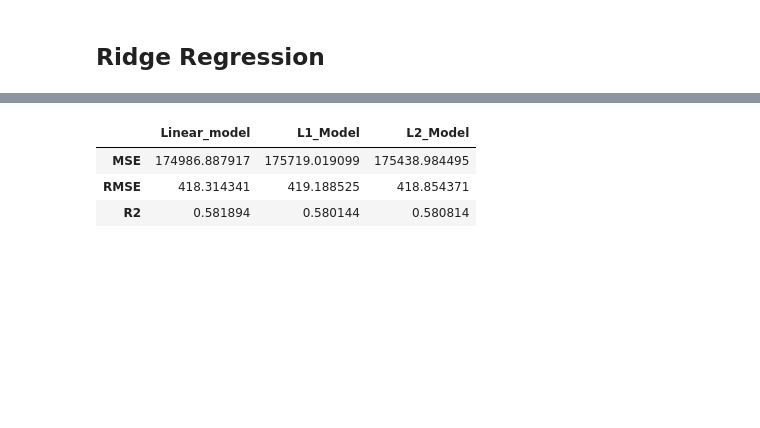
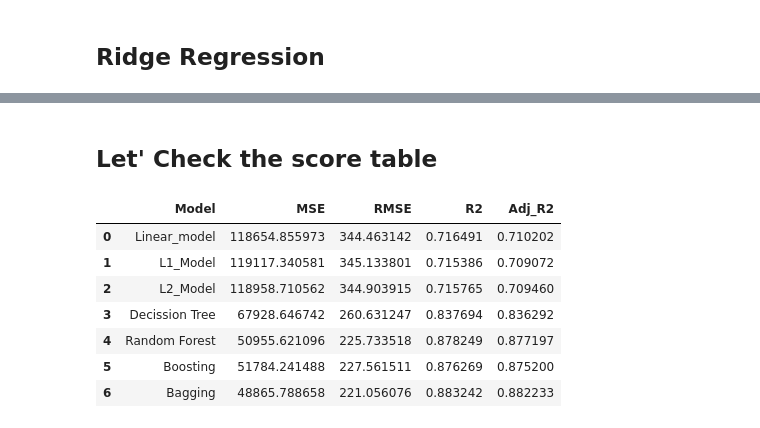
Before and after one commit to solankinitin1210/Capstone-Project-Bike-Sharing-Demand-Prediction, a Jupyter notebook: Bike_Sharing_Demand_Prediction_Capstone_Project.ipynb, the cells around one changed output, grey strips where cells are left out. Drawn from its saved outputs; the diff is of its cells as text; code cells hidden in the pictures; blank space fills up the shorter version.

```diff
--- a/Bike_Sharing_Demand_Prediction_Capstone_Project.ipynb
+++ b/Bike_Sharing_Demand_Prediction_Capstone_Project.ipynb
@@ -712,0 +705,5 @@ Score_Table['L2_Model']={'MSE':MSE,'RMSE':RMSE,'R2':R2}
+# %%
+# get the training and testing data set agin for non linear regressor model
+X_train, x_test, Y_train, y_test = train_test_split(independent_variable, target_variable, test_size = 0.2, random_state = 0)
+print(X_train.shape)
+print(x_test.shape)
@@ -712,0 +798,19 @@ Score_Table['L2_Model']={'MSE':MSE,'RMSE':RMSE,'R2':R2}
+# %%
+#setting the parameters of the lasso model
+param_grid = {'criterion':['mse'],'min_samples_leaf':[2,5],'max_depth':[15]}
+Gradient_boosting=GridSearchCV(GradientBoostingRegressor(),param_grid=param_grid)
+
+# Fit dataset to our model
+Gradient_boosting.fit(X_train,Y_train)
+
+# Get predected values of target varible for train data
+y_train_pred = Gradient_boosting.predict(X_train)
+
+# Get predected values of target varible for test data
+y_test_pred = Gradient_boosting.predict(x_test)
+
+#Get score for trained and test dataset
+MSE,RMSE,R2,Adj_R2=get_metrics(Y_train,y_train_pred,y_test,y_test_pred)
+
+#Append Data to score table
+Score_Table['Boosting']={'MSE':MSE,'RMSE':RMSE,'R2':R2,'Adj_R2':Adj_R2}
@@ -712,0 +839,19 @@ Score_Table['L2_Model']={'MSE':MSE,'RMSE':RMSE,'R2':R2}
+# %%
+#setting the parameters of the lasso model
+param_grid = {"n_estimators":[10,50],'max_samples' :[0.1,1.0]}
+Bagging = GridSearchCV(BaggingRegressor(),param_grid=param_grid,)
+
+# Fit dataset to our model
+Bagging.fit(X_train,Y_train)
+
+# Get predected values of target varible for train data
+y_train_pred = Bagging.predict(X_train)
+
+# Get predected values of target varible for test data
+y_test_pred = Bagging.predict(x_test)
+
+#Get score for trained and test dataset
+MSE,RMSE,R2,Adj_R2=get_metrics(Y_train,y_train_pred,y_test,y_test_pred)
+
+#Append Data to score table
+Score_Table['Bagging']={'MSE':MSE,'RMSE':RMSE,'R2':R2,'Adj_R2':Adj_R2}
@@ -713,8 +873,16 @@ Score_Table['L2_Model']={'MSE':MSE,'RMSE':RMSE,'R2':R2}
+# %% [markdown]
+## **Let' Check the score table**
 # %%
 x=pd.DataFrame(Score_Table)
+
+x=np.transpose(x).reset_index().rename(columns={'index':'Model'})
 x
 # %% [output]
-|  | Linear_model | L1_Model | L2_Model |
-| MSE | 174986.887917 | 175719.019099 | 175438.984495 |
-| RMSE | 418.314341 | 419.188525 | 418.854371 |
-| R2 | 0.581894 | 0.580144 | 0.580814 |
+|  | Model | MSE | RMSE | R2 | Adj_R2 |
+| 0 | Linear_model | 118654.855973 | 344.463142 | 0.716491 | 0.710202 |
+| 1 | L1_Model | 119117.340581 | 345.133801 | 0.715386 | 0.709072 |
+| 2 | L2_Model | 118958.710562 | 344.903915 | 0.715765 | 0.709460 |
+| 3 | Decission Tree | 67928.646742 | 260.631247 | 0.837694 | 0.836292 |
+| 4 | Random Forest | 50955.621096 | 225.733518 | 0.878249 | 0.877197 |
+| 5 | Boosting | 51784.241488 | 227.561511 | 0.876269 | 0.875200 |
+| 6 | Bagging | 48865.788658 | 221.056076 | 0.883242 | 0.882233 |
```
Also changed, not shown: parts of 38 cells of this notebook.
